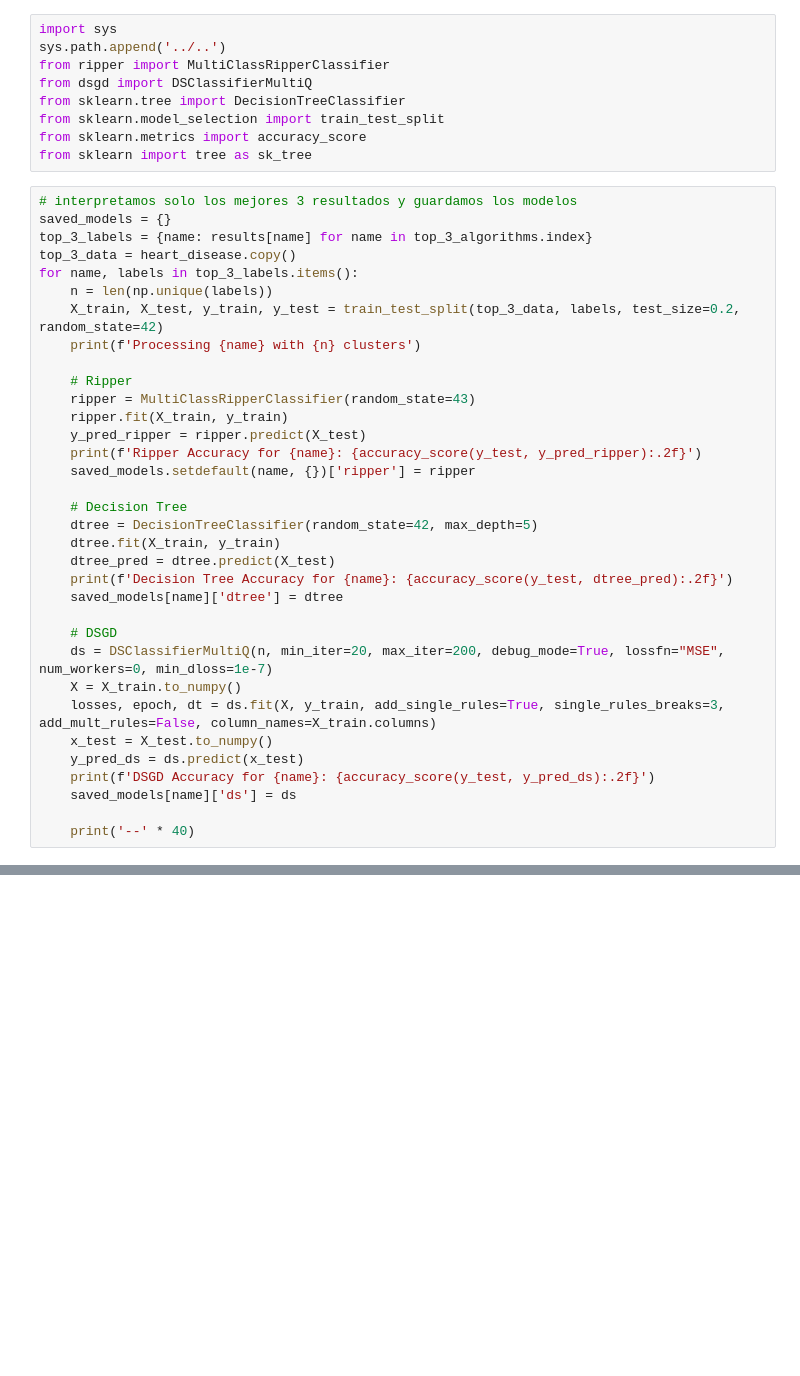
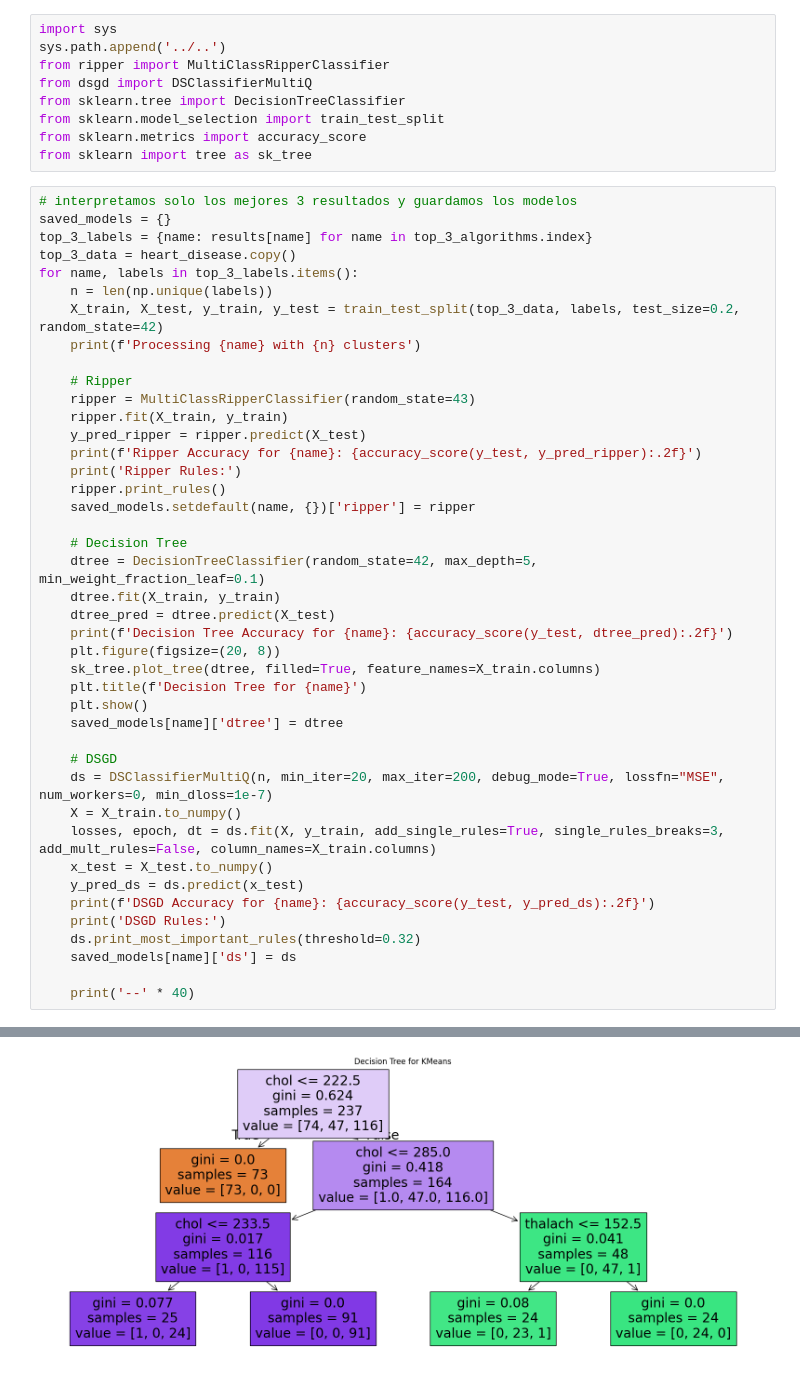
Before and after one commit to DR-Barros/Trabajo-dirigido-clustering, a Jupyter notebook: experimento/real/exp_hearth_disease copy.ipynb, the cells around one changed output, grey strips where cells are left out. Saved outputs shown, nothing was run; the diff lists cells and outputs as text; blank space fills up the shorter version.

```diff
--- a/experimento/real/exp_hearth_disease copy.ipynb
+++ b/experimento/real/exp_hearth_disease copy.ipynb
@@ -203,13 +203,19 @@ for name, labels in top_3_labels.items():
     ripper.fit(X_train, y_train)
     y_pred_ripper = ripper.predict(X_test)
     print(f'Ripper Accuracy for {name}: {accuracy_score(y_test, y_pred_ripper):.2f}')
+    print('Ripper Rules:')
+    ripper.print_rules()
     saved_models.setdefault(name, {})['ripper'] = ripper
 
     # Decision Tree
-    dtree = DecisionTreeClassifier(random_state=42, max_depth=5)
+    dtree = DecisionTreeClassifier(random_state=42, max_depth=5, min_weight_fraction_leaf=0.1)
     dtree.fit(X_train, y_train)
     dtree_pred = dtree.predict(X_test)
     print(f'Decision Tree Accuracy for {name}: {accuracy_score(y_test, dtree_pred):.2f}')
+    plt.figure(figsize=(20, 8))
+    sk_tree.plot_tree(dtree, filled=True, feature_names=X_train.columns)
+    plt.title(f'Decision Tree for {name}')
+    plt.show()
     saved_models[name]['dtree'] = dtree
 
     # DSGD
@@ -219,6 +225,8 @@ for name, labels in top_3_labels.items():
     x_test = X_test.to_numpy()
     y_pred_ds = ds.predict(x_test)
     print(f'DSGD Accuracy for {name}: {accuracy_score(y_test, y_pred_ds):.2f}')
+    print('DSGD Rules:')
+    ds.print_most_important_rules(threshold=0.32)
     saved_models[name]['ds'] = ds
 
     print('--' * 40)
@@ -245,0 +247 @@ DSGD Accuracy for AgglomerativeClustering: 0.82
+[figure, added]
```
Also changed, not shown: parts of 1 cell of this notebook, 14 other files.
